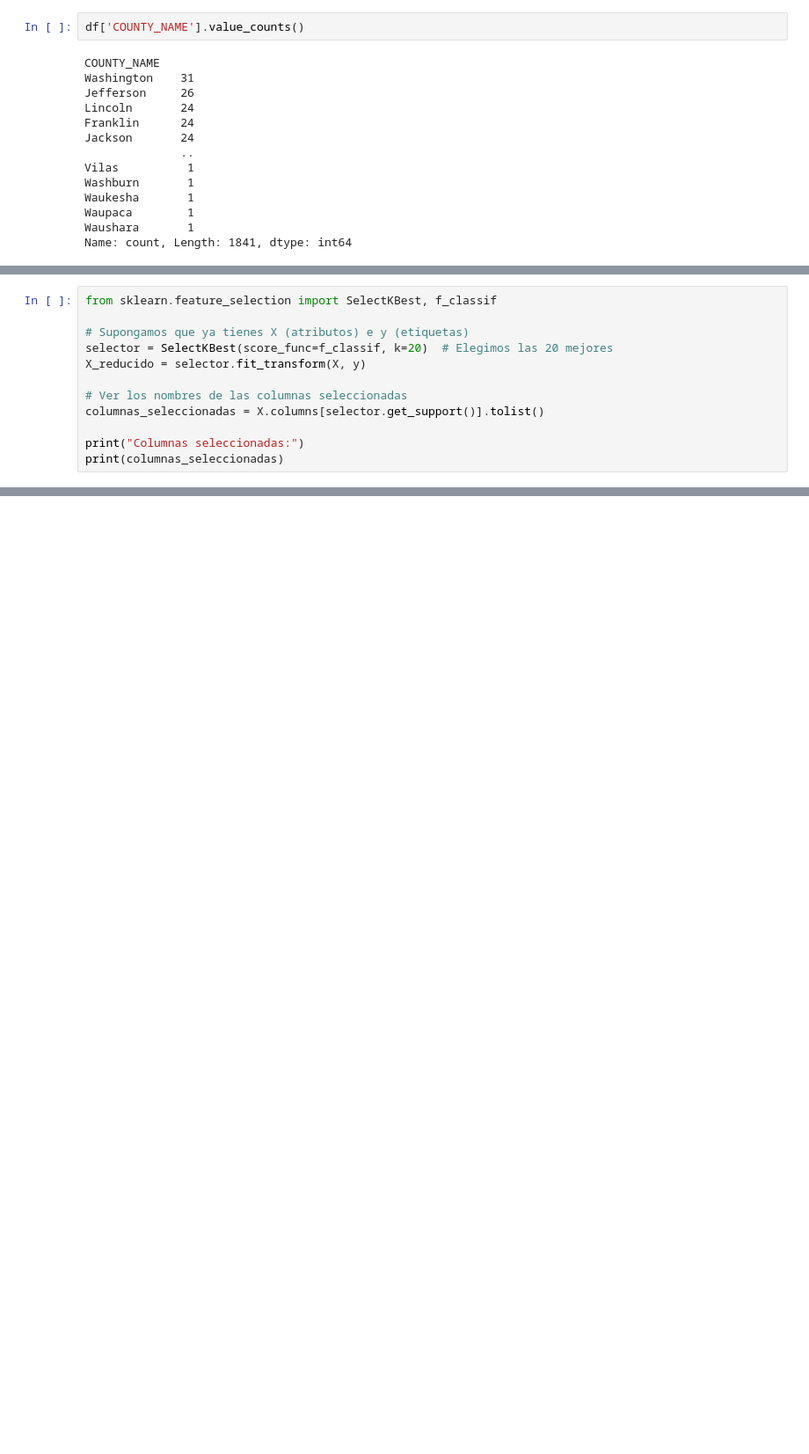
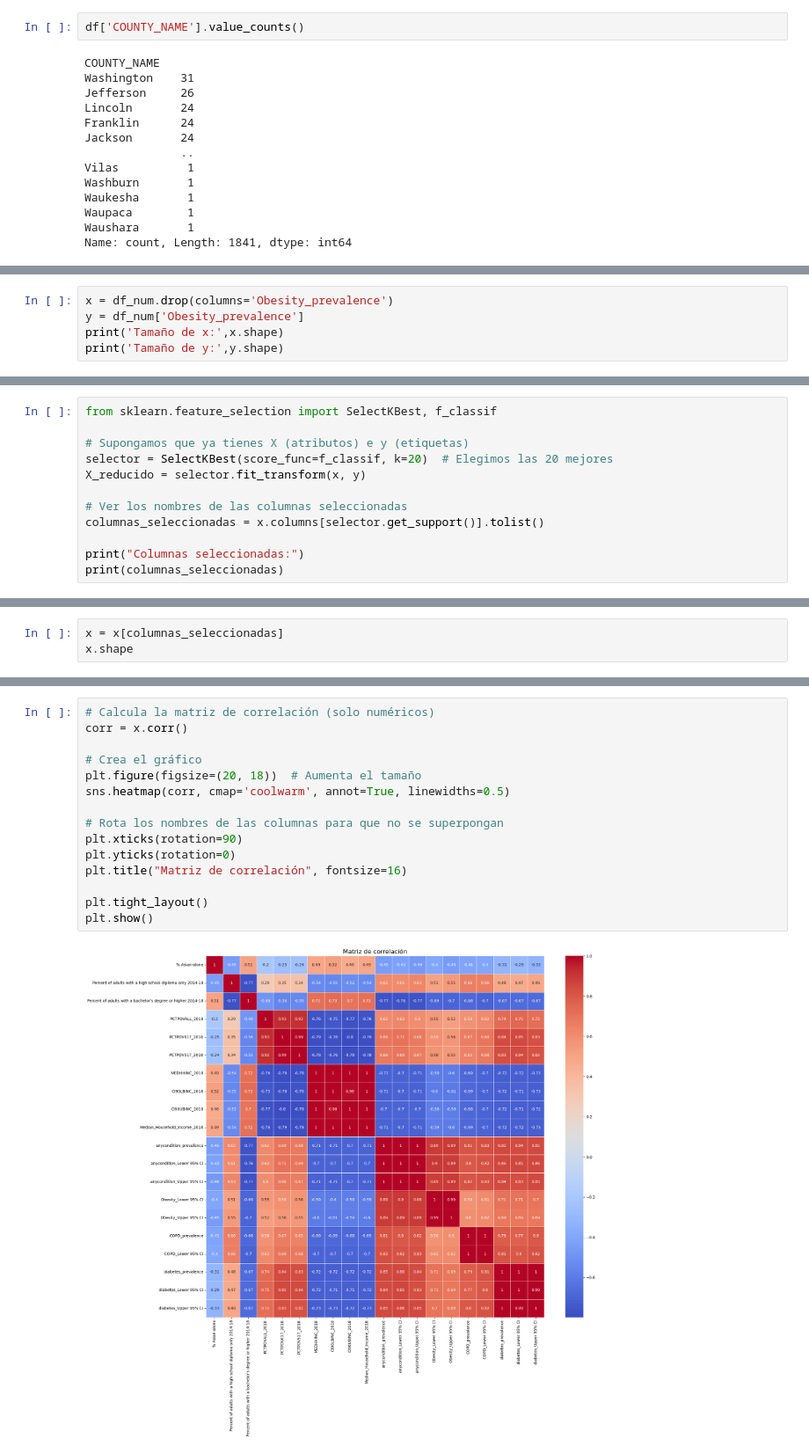
Before and after one commit to 4GeeksAcademy/REGULARIZED_LINEAR_REG_JesusCastaneda, a Jupyter notebook: src/explore.ipynb, the cells around one changed output, grey strips where cells are left out. Shown at 88% size. Cells and saved outputs as stored; diff of their text form; blank space fills up the shorter version.

```diff
--- a/src/explore.ipynb
+++ b/src/explore.ipynb
@@ -177,0 +200,5 @@ plt.show()
+# %%
+x = df_num.drop(columns='Obesity_prevalence')
+y = df_num['Obesity_prevalence']
+print('Tamaño de x:',x.shape)
+print('Tamaño de y:',y.shape)
@@ -180,10 +210,10 @@ from sklearn.feature_selection import SelectKBest, f_classif
 
 # Supongamos que ya tienes X (atributos) e y (etiquetas)
 selector = SelectKBest(score_func=f_classif, k=20)  # Elegimos las 20 mejores
-X_reducido = selector.fit_transform(X, y)
+X_reducido = selector.fit_transform(x, y)
 
 # Ver los nombres de las columnas seleccionadas
-columnas_seleccionadas = X.columns[selector.get_support()].tolist()
+columnas_seleccionadas = x.columns[selector.get_support()].tolist()
 
 print("Columnas seleccionadas:")
 print(columnas_seleccionadas)
@@ -191,0 +223,3 @@ NameError: name 'X' is not defined
+# %%
+x = x[columnas_seleccionadas]
+x.shape
@@ -191,0 +228,17 @@ NameError: name 'X' is not defined
+# %%
+# Calcula la matriz de correlación (solo numéricos)
+corr = x.corr()
+
+# Crea el gráfico
+plt.figure(figsize=(20, 18))  # Aumenta el tamaño
+sns.heatmap(corr, cmap='coolwarm', annot=True, linewidths=0.5)
+
+# Rota los nombres de las columnas para que no se superpongan
+plt.xticks(rotation=90)
+plt.yticks(rotation=0)
+plt.title("Matriz de correlación", fontsize=16)
+
+plt.tight_layout()
+plt.show()
+# %% [output]
+[figure, added]
```
Also changed, not shown: parts of 14 cells of this notebook.
